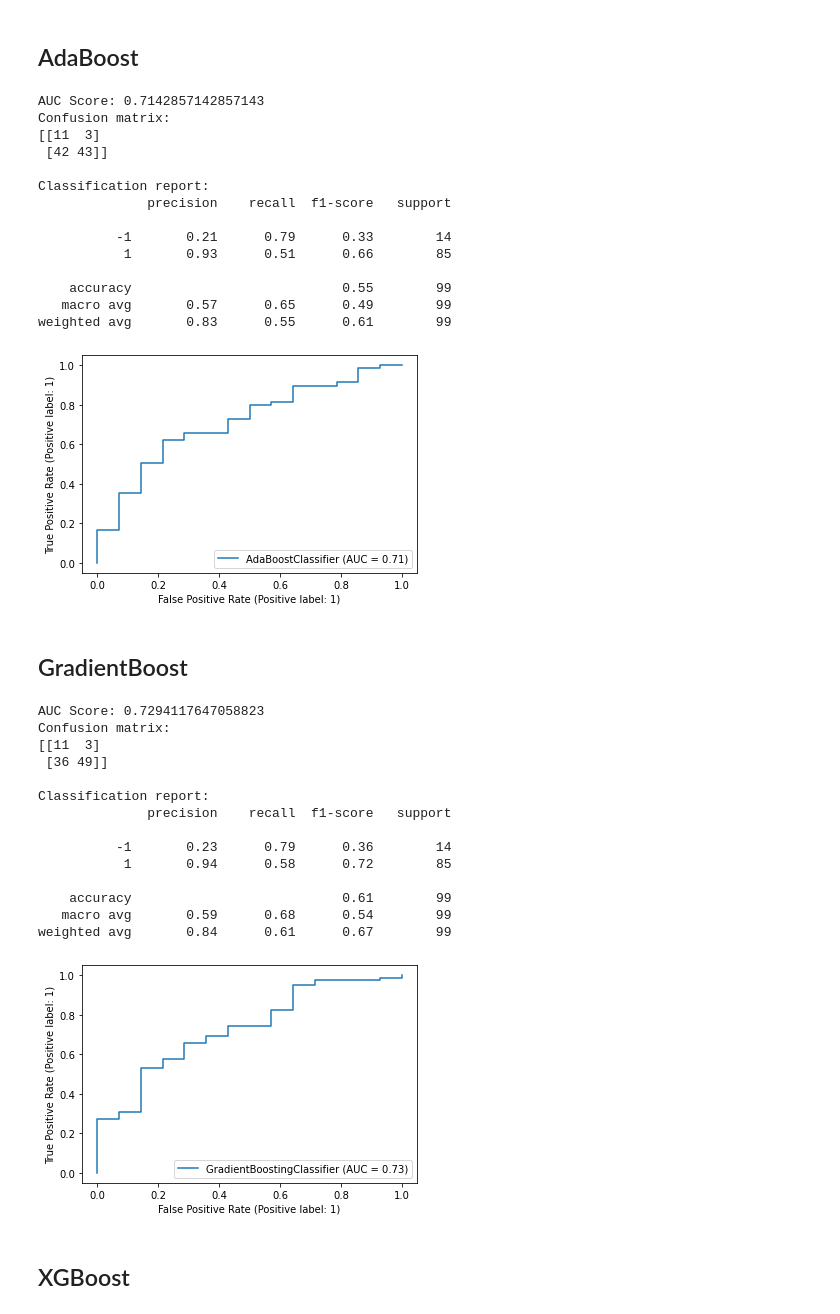
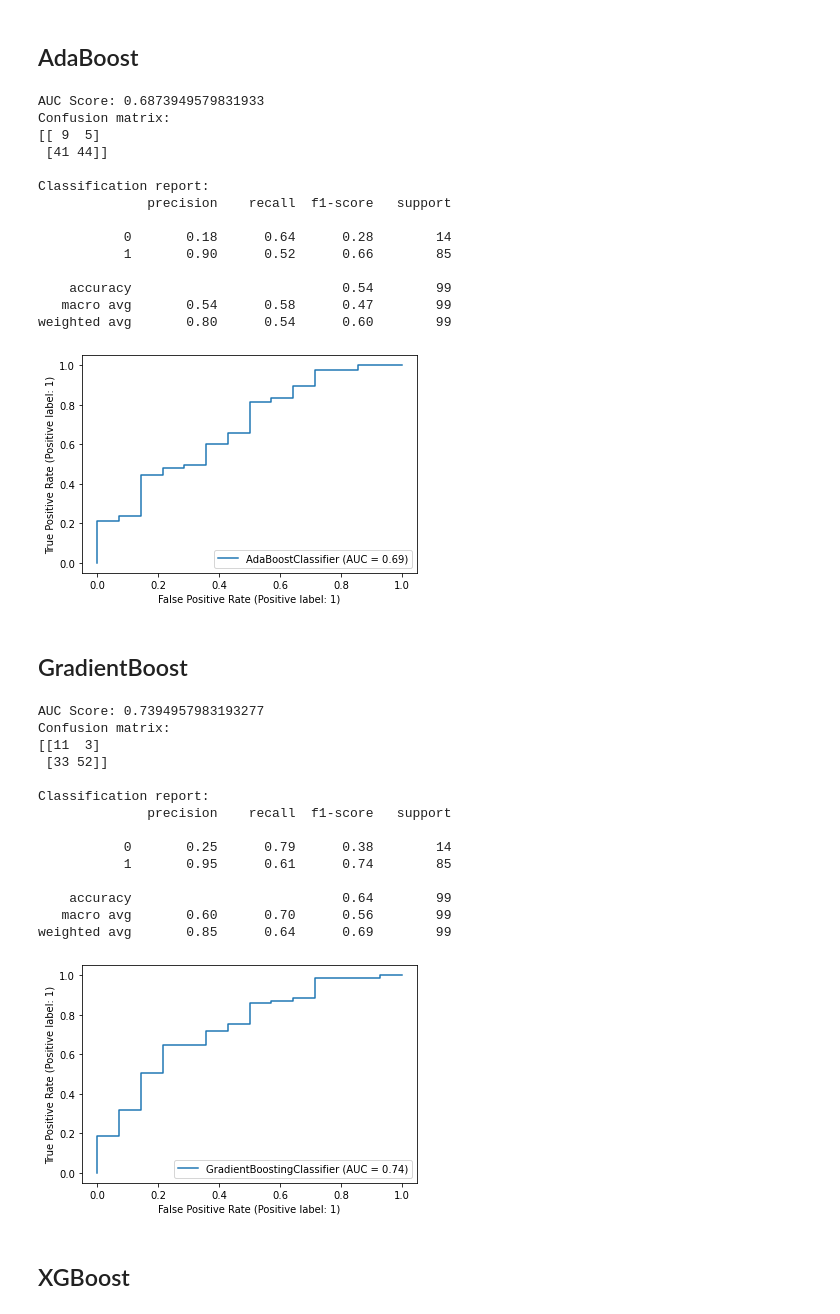
Before and after one commit to Ca-moes/AC, a Jupyter notebook: model.ipynb, the cells around one changed output. Drawn from its saved outputs; the diff is of its cells as text; code cells hidden in the pictures.

```diff
--- a/model.ipynb
+++ b/model.ipynb
@@ -163,43 +160,43 @@ weighted avg       0.85      0.80      0.82        99
 # %% [markdown]
 ## AdaBoost
 # %%
-ada = apply_model(AdaBoostClassifier(n_estimators=100, random_state=0), "ada")
+ada = apply_model(AdaBoostClassifier(learning_rate=0.3, n_estimators=100, random_state=0), "ada")
 # %% [output]
-AUC Score: 0.7142857142857143
+AUC Score: 0.6873949579831933
 Confusion matrix:
-[[11  3]
- [42 43]]
+[[ 9  5]
+ [41 44]]
 
 Classification report:
               precision    recall  f1-score   support
 
-          -1       0.21      0.79      0.33        14
-           1       0.93      0.51      0.66        85
+           0       0.18      0.64      0.28        14
+           1       0.90      0.52      0.66        85
 
-    accuracy                           0.55        99
-   macro avg       0.57      0.65      0.49        99
-weighted avg       0.83      0.55      0.61        99
+    accuracy                           0.54        99
+   macro avg       0.54      0.58      0.47        99
+weighted avg       0.80      0.54      0.60        99
-[figure, old version]
+[figure, new version]
 # %% [markdown]
 ## GradientBoost
 # %%
-gb = apply_model(GradientBoostingClassifier(learning_rate=0.5, max_features='auto', min_samples_leaf=4, min_samples_split=10, n_estimators=150, random_state=0), "gb")
+gb = apply_model(GradientBoostingClassifier(learning_rate=0.3, max_features='auto', min_samples_leaf=2, min_samples_split=5, n_estimators=150, random_state=0), "gb")
 # %% [output]
-AUC Score: 0.7294117647058823
+AUC Score: 0.7394957983193277
 Confusion matrix:
 [[11  3]
- [36 49]]
+ [33 52]]
 
 Classification report:
               precision    recall  f1-score   support
 
-          -1       0.23      0.79      0.36        14
-           1       0.94      0.58      0.72        85
+           0       0.25      0.79      0.38        14
+           1       0.95      0.61      0.74        85
 
-    accuracy                           0.61        99
-   macro avg       0.59      0.68      0.54        99
-weighted avg       0.84      0.61      0.67        99
+    accuracy                           0.64        99
+   macro avg       0.60      0.70      0.56        99
+weighted avg       0.85      0.64      0.69        99
-[figure, old version]
+[figure, new version]
 # %% [markdown]
 ## XGBoost
 # %%
```
Also changed, not shown: parts of 6 cells of this notebook, 7 other files.
